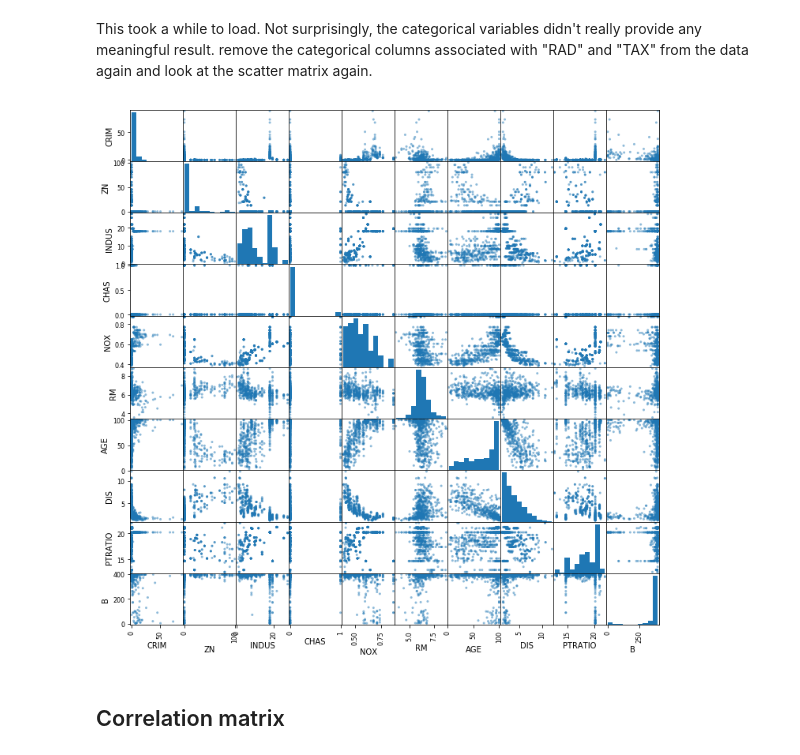
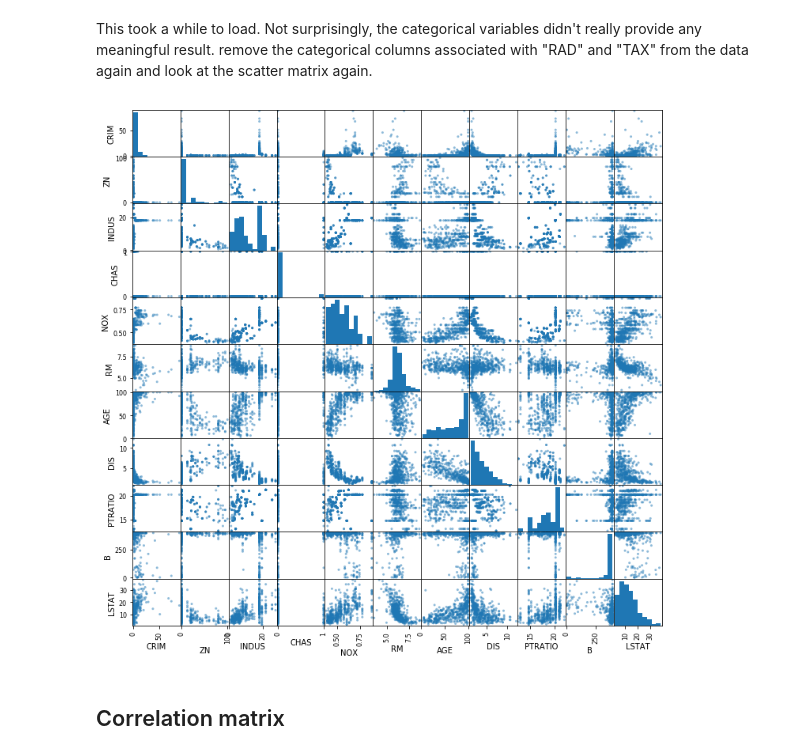
Before and after one commit to keita-dc/dsc-multicollinearity-of-features---lab-dc-ds-060319, a Jupyter notebook: index.ipynb, the cells around one changed output. Cells and saved outputs as stored; diff of their text form; code cells hidden in the pictures.

```diff
--- a/index.ipynb
+++ b/index.ipynb
@@ -56,10 +56,10 @@ plt.show()
 # %% [markdown]
 This took a while to load. Not surprisingly, the categorical variables didn't really provide any meaningful result. remove the categorical columns associated with "RAD" and "TAX" from the data again and look at the scatter matrix again.
 # %%
-pd.plotting.scatter_matrix(boston_features.iloc[:, :10], figsize=(12, 12))
+pd.plotting.scatter_matrix(boston_features.iloc[:, :11], figsize=(12, 12))
 plt.show()
 # %% [output]
-[figure, old version]
+[figure, new version]
 # %% [markdown]
 ## Correlation matrix
 # %% [markdown]
```
